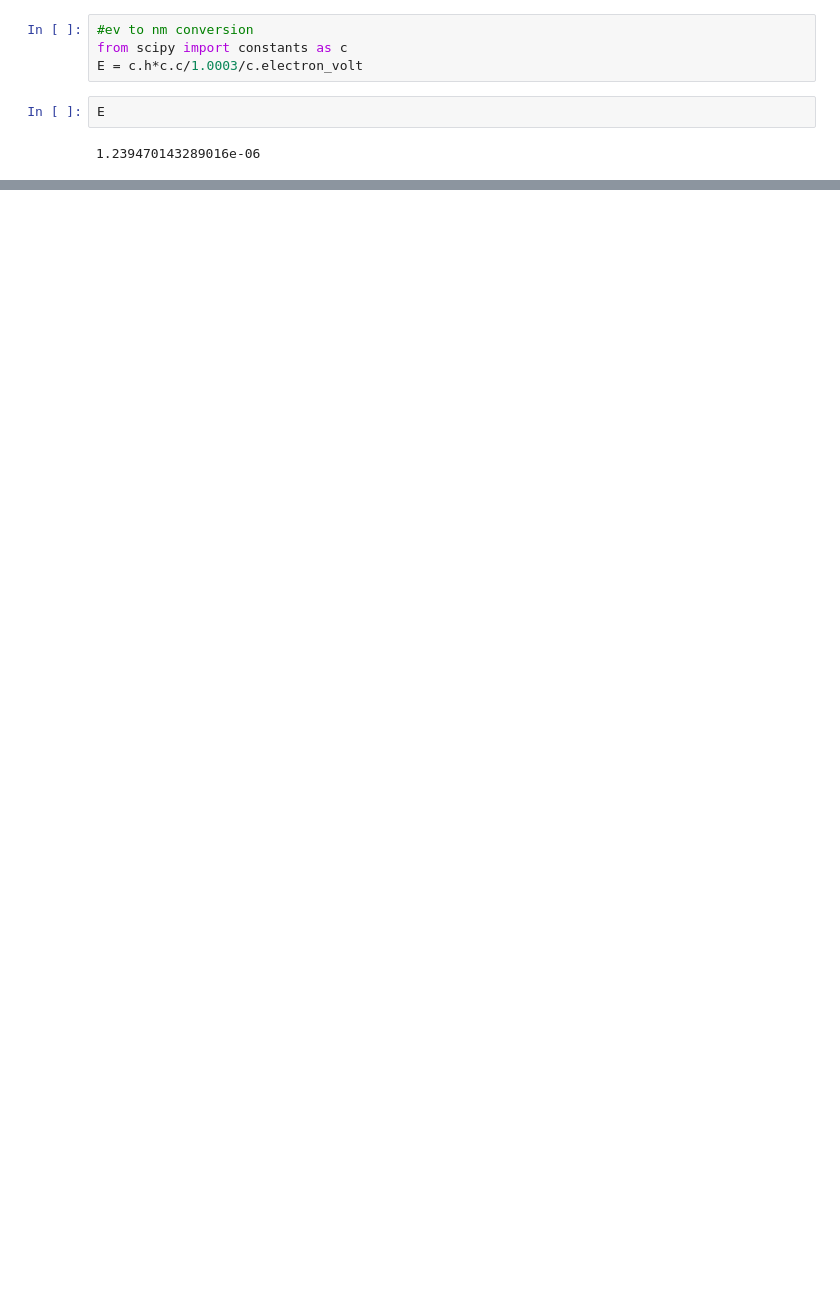
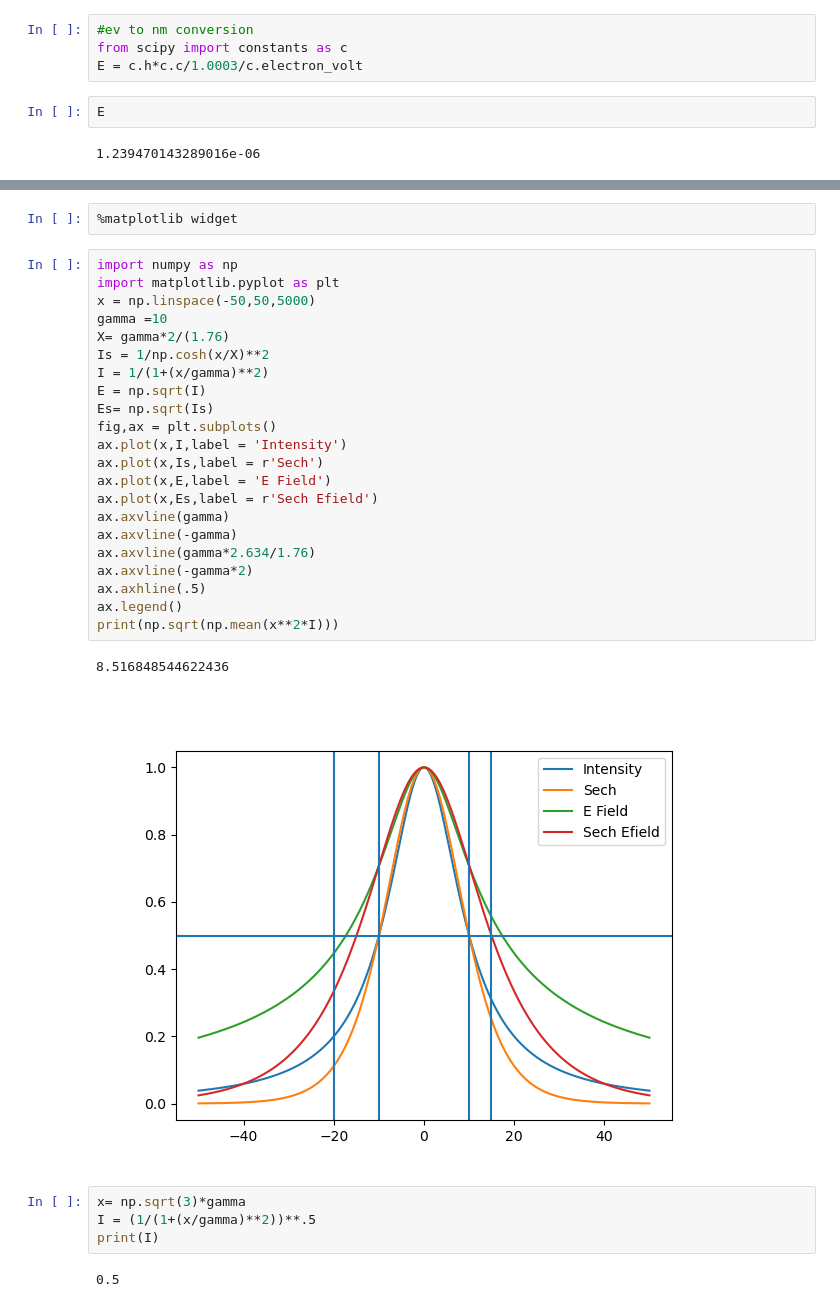
Before and after one commit to MTLphys/FittingFunctions, a Jupyter notebook: Fitfunction.ipynb, the cells around one changed output, grey strips where cells are left out. Saved outputs shown, nothing was run; the diff lists cells and outputs as text; blank space fills up the shorter version.

```diff
--- a/Fitfunction.ipynb
+++ b/Fitfunction.ipynb
@@ -281,0 +292,33 @@ E
+# %%
+%matplotlib widget
+# %%
+import numpy as np
+import matplotlib.pyplot as plt
+x = np.linspace(-50,50,5000)
+gamma =10
+X= gamma*2/(1.76)
+Is = 1/np.cosh(x/X)**2
+I = 1/(1+(x/gamma)**2)
+E = np.sqrt(I)
+Es= np.sqrt(Is)
+fig,ax = plt.subplots()
+ax.plot(x,I,label = 'Intensity')
+ax.plot(x,Is,label = r'Sech')
+ax.plot(x,E,label = 'E Field')
+ax.plot(x,Es,label = r'Sech Efield')
+ax.axvline(gamma)
+ax.axvline(-gamma)
+ax.axvline(gamma*2.634/1.76)
+ax.axvline(-gamma*2)
+ax.axhline(.5)
+ax.legend()
+print(np.sqrt(np.mean(x**2*I)))
+# %% [output]
+8.516848544622436
+[figure, added]
+# %%
+x= np.sqrt(3)*gamma
+I = (1/(1+(x/gamma)**2))**.5
+print(I)
+# %% [output]
+0.5
```
Also changed, not shown: parts of 5 cells of this notebook, 1 other file.
